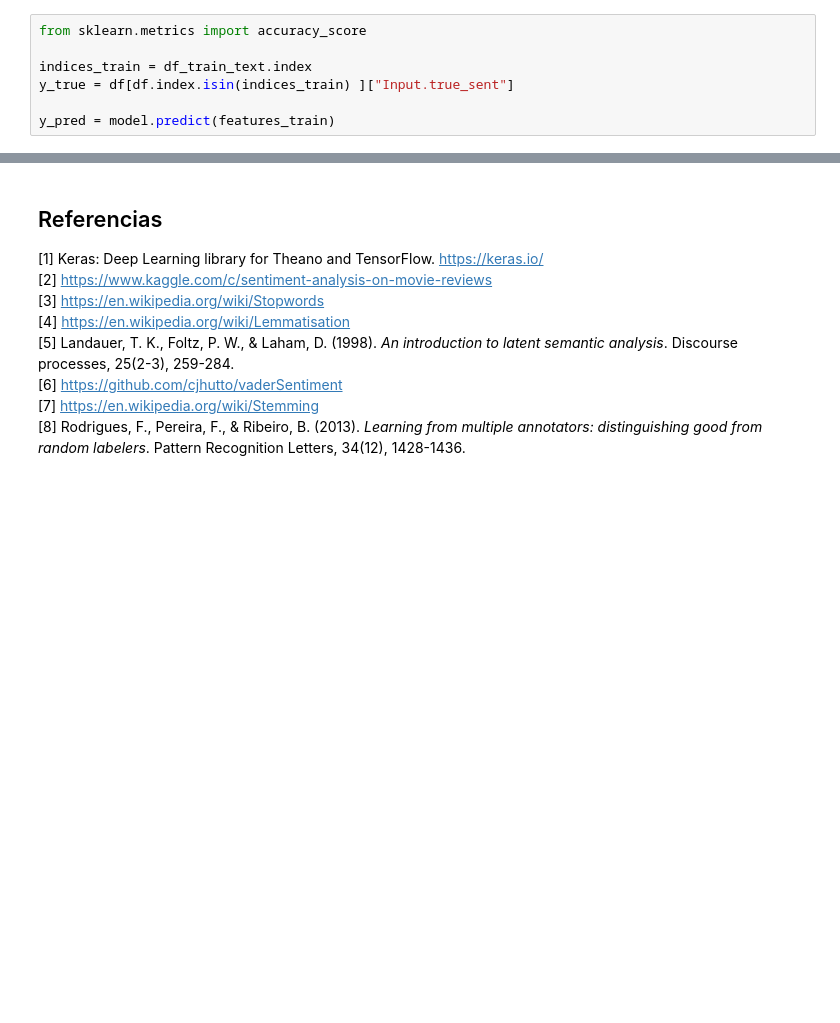
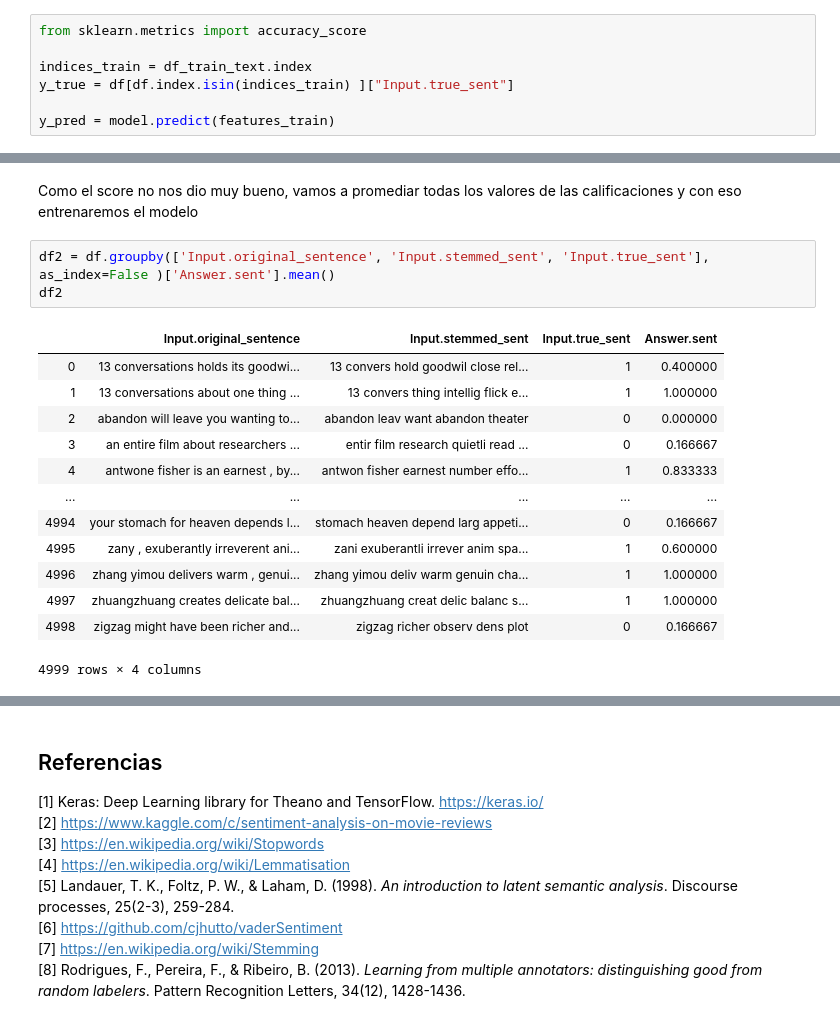
Before and after one commit to cristiancs/ML-TAREA2, a Jupyter notebook: Enunciado.ipynb, the cells around one changed output, grey strips where cells are left out. Saved outputs shown, nothing was run; the diff lists cells and outputs as text; blank space fills up the shorter version.

```diff
--- a/Enunciado.ipynb
+++ b/Enunciado.ipynb
@@ -1403,0 +1408,19 @@ accuracy_score(y_true, y_pred)
+# %% [markdown]
+Como el score no nos dio muy bueno, vamos a promediar todas los valores de las calificaciones y con eso entrenaremos el modelo
+# %%
+df2 = df.groupby(['Input.original_sentence', 'Input.stemmed_sent', 'Input.true_sent'], as_index=False )['Answer.sent'].mean()
+df2
+# %% [output]
+|  | Input.original_sentence | Input.stemmed_sent | Input.true_sent | Answer.sent |
+| 0 | 13 conversations holds its goodwi... | 13 convers hold goodwil close rel... | 1 | 0.400000 |
+| 1 | 13 conversations about one thing ... | 13 convers thing intellig flick e... | 1 | 1.000000 |
+| 2 | abandon will leave you wanting to... | abandon leav want abandon theater | 0 | 0.000000 |
+| 3 | an entire film about researchers ... | entir film research quietli read ... | 0 | 0.166667 |
+| 4 | antwone fisher is an earnest , by... | antwon fisher earnest number effo... | 1 | 0.833333 |
+| ... | ... | ... | ... | ... |
+| 4994 | your stomach for heaven depends l... | stomach heaven depend larg appeti... | 0 | 0.166667 |
+| 4995 | zany , exuberantly irreverent ani... | zani exuberantli irrever anim spa... | 1 | 0.600000 |
+| 4996 | zhang yimou delivers warm , genui... | zhang yimou deliv warm genuin cha... | 1 | 1.000000 |
+| 4997 | zhuangzhuang creates delicate bal... | zhuangzhuang creat delic balanc s... | 1 | 1.000000 |
+| 4998 | zigzag might have been richer and... | zigzag richer observ dens plot | 0 | 0.166667 |
+4999 rows × 4 columns
```
Also changed, not shown: parts of 27 cells of this notebook.
